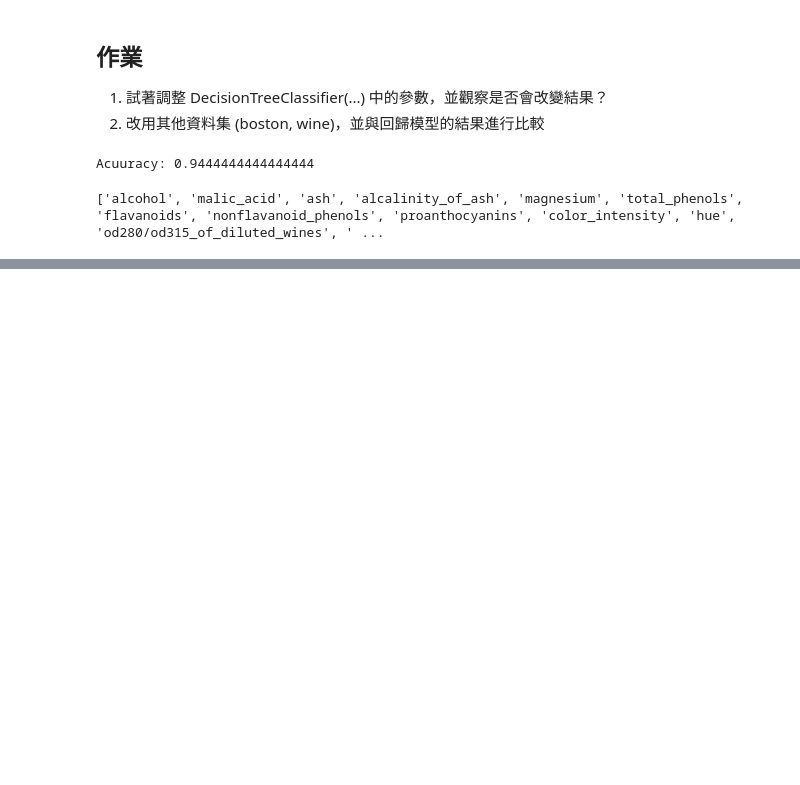
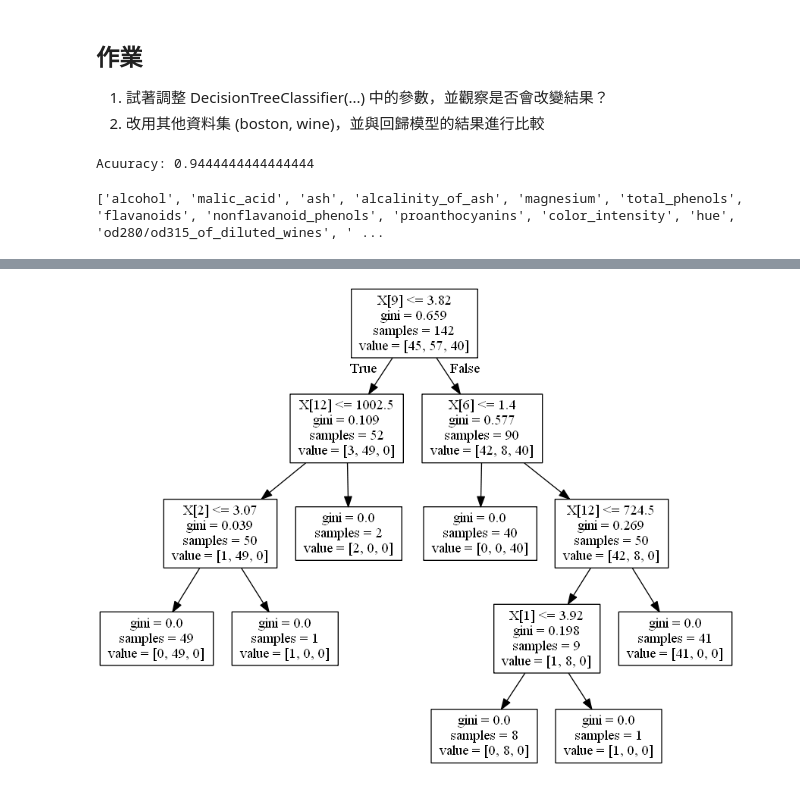
Before and after one commit to AnHungTai/2nd-ML100Days, a Jupyter notebook: homework/Day_042_HW.ipynb, the cells around one changed output, grey strips where cells are left out. Cells and saved outputs as stored; diff of their text form; code cells hidden in the pictures; blank space fills up the shorter version.

```diff
--- a/homework/Day_042_HW.ipynb
+++ b/homework/Day_042_HW.ipynb
@@ -47,7 +73,7 @@ wine = datasets.load_wine()
 x_train, x_test, y_train, y_test = train_test_split(wine.data, wine.target, test_size=0.2, random_state=42)
 
 # choosing model
-DTC = DecisionTreeClassifier(max_depth = 3, min_samples_split = 3, min_samples_leaf = 5)
+DTC = DecisionTreeClassifier()
 
 # train model
 DTC.fit(x_train, y_train)
@@ -71,0 +98,6 @@ Feature importance: [0.         0.         0.         0.         0.         0.
+# %%
+dot_data = export_graphviz(DTC)
+graph = pydotplus.graph_from_dot_data(dot_data)
+Image(graph.create_png(), width=640, height=640)
+# %% [output]
+[figure, added]
```
Also changed, not shown: parts of 4 cells of this notebook, 2 other files.
